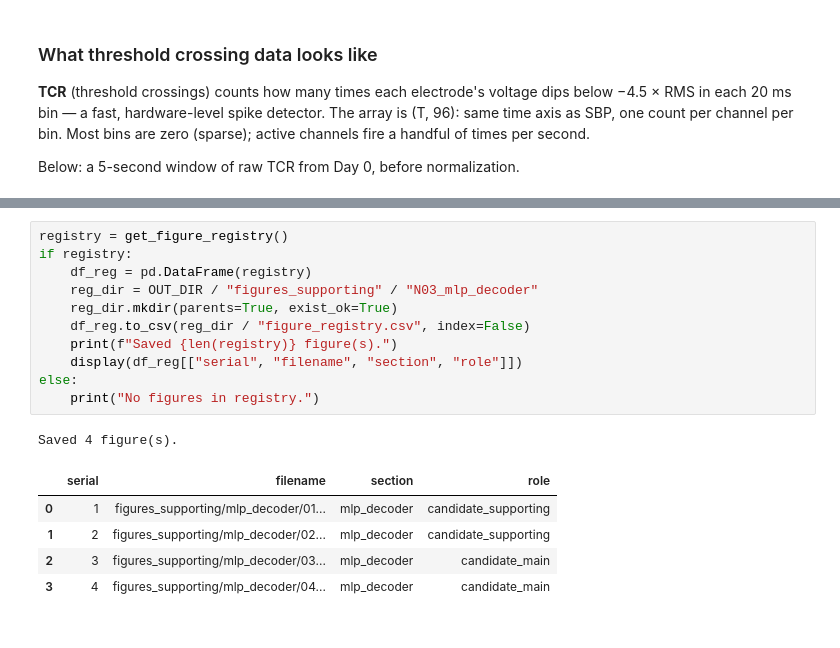
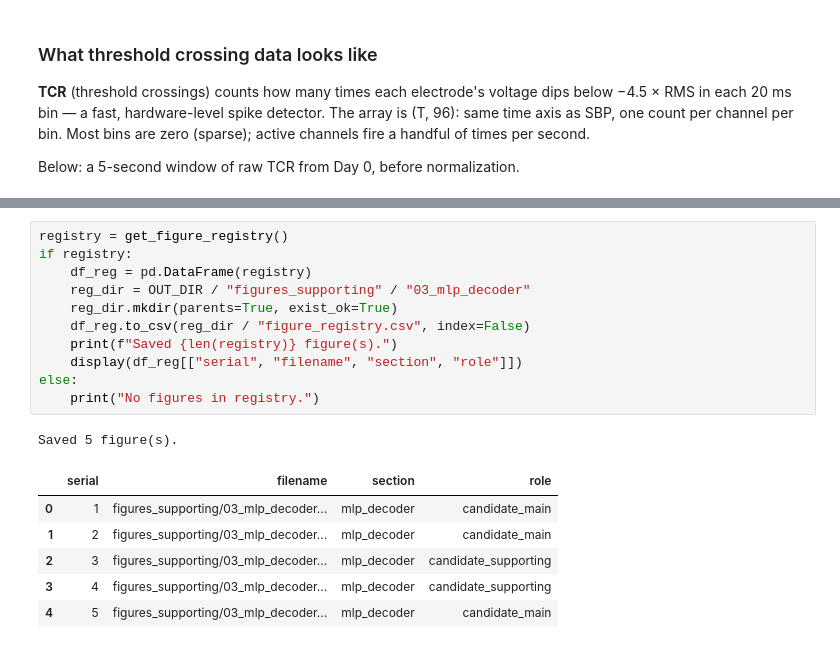
Before and after one commit to radhakrishnanrishaban/ephys-signal-atlas, a Jupyter notebook: 03_notebooks/sbp-mlp-decoder_v1.ipynb, the cells around one changed output, grey strips where cells are left out. Cells and saved outputs as stored; diff of their text form.

```diff
--- a/03_notebooks/sbp-mlp-decoder_v1.ipynb
+++ b/03_notebooks/sbp-mlp-decoder_v1.ipynb
@@ -396,18 +442,19 @@ The data is imperfect — unsorted multi-unit hash, no waveform information, one
 # %%
 registry = get_figure_registry()
 if registry:
     df_reg = pd.DataFrame(registry)
-    reg_dir = OUT_DIR / "figures_supporting" / "N03_mlp_decoder"
+    reg_dir = OUT_DIR / "figures_supporting" / "03_mlp_decoder"
     reg_dir.mkdir(parents=True, exist_ok=True)
     df_reg.to_csv(reg_dir / "figure_registry.csv", index=False)
     print(f"Saved {len(registry)} figure(s).")
     display(df_reg[["serial", "filename", "section", "role"]])
 else:
     print("No figures in registry.")
 # %% [output]
-Saved 4 figure(s).
+Saved 5 figure(s).
 |  | serial | filename | section | role |
-| 0 | 1 | figures_supporting/mlp_decoder/01... | mlp_decoder | candidate_supporting |
-| 1 | 2 | figures_supporting/mlp_decoder/02... | mlp_decoder | candidate_supporting |
-| 2 | 3 | figures_supporting/mlp_decoder/03... | mlp_decoder | candidate_main |
-| 3 | 4 | figures_supporting/mlp_decoder/04... | mlp_decoder | candidate_main |
+| 0 | 1 | figures_supporting/03_mlp_decoder... | mlp_decoder | candidate_main |
+| 1 | 2 | figures_supporting/03_mlp_decoder... | mlp_decoder | candidate_main |
+| 2 | 3 | figures_supporting/03_mlp_decoder... | mlp_decoder | candidate_supporting |
+| 3 | 4 | figures_supporting/03_mlp_decoder... | mlp_decoder | candidate_supporting |
+| 4 | 5 | figures_supporting/03_mlp_decoder... | mlp_decoder | candidate_main |
```
Also changed, not shown: parts of 33 cells of this notebook, 59 other files.
